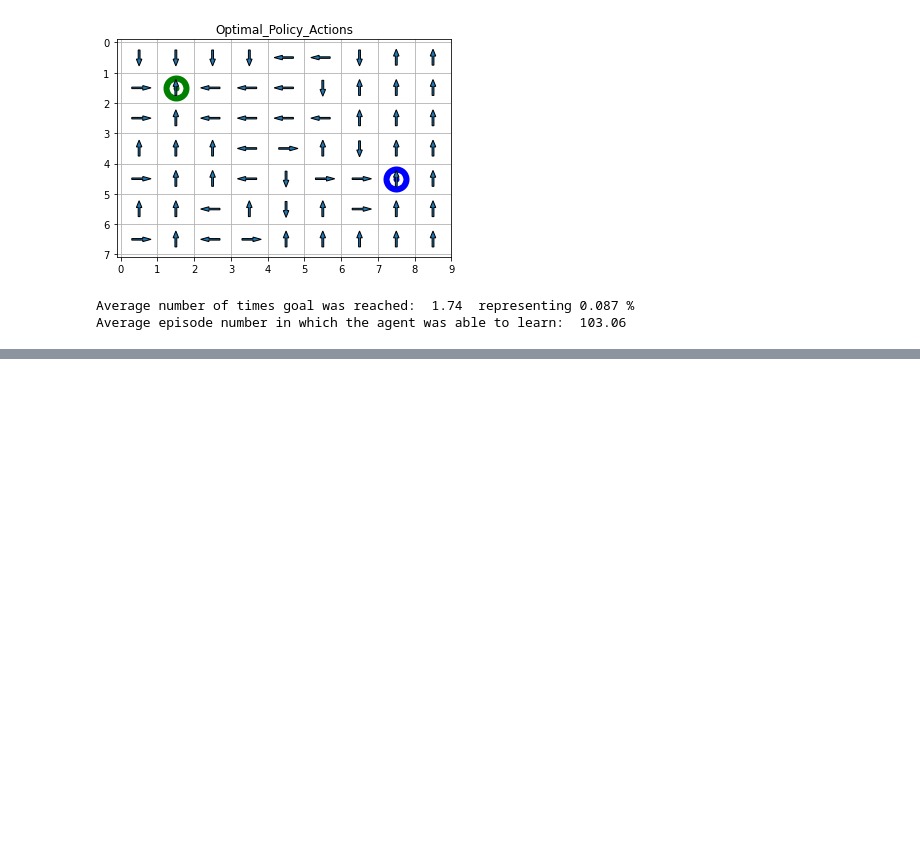
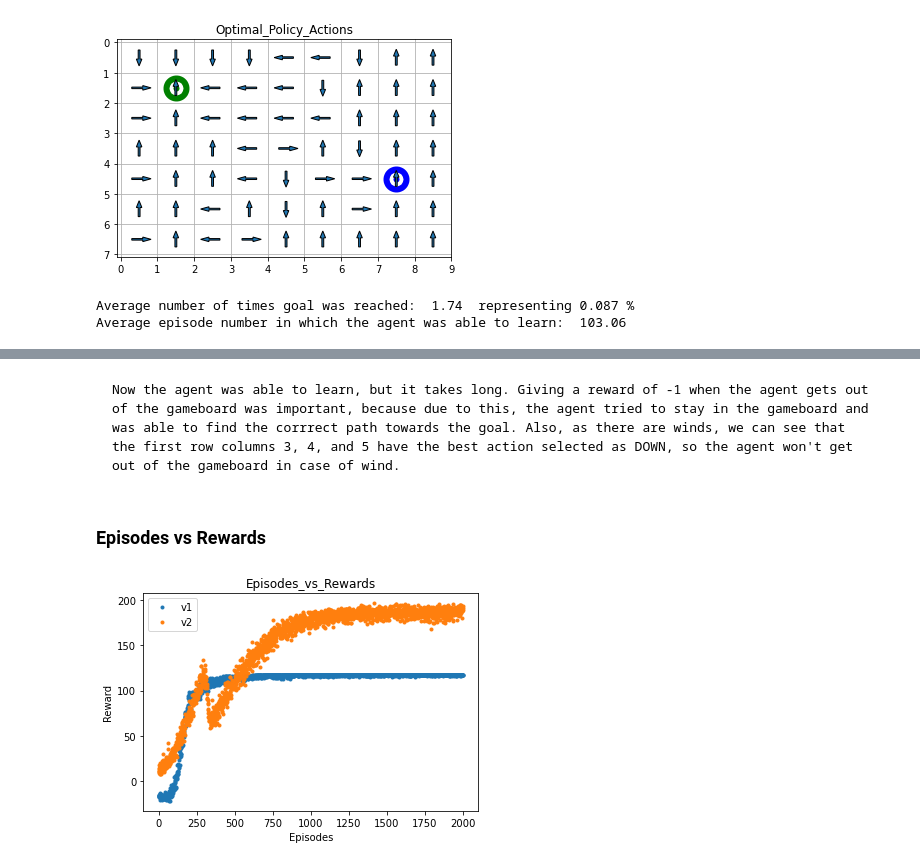
Before and after one commit to tiaraRS/ReinforcementLearningPractice, a Jupyter notebook: Experiments-T/Experiments-Saving-Sirius-Black-With-Wind.ipynb, the cells around one changed output, grey strips where cells are left out. Drawn from its saved outputs; the diff is of its cells as text; code cells hidden in the pictures; blank space fills up the shorter version.

Commit message:
results of comparing rewards added

```diff
--- a/Experiments-T/Experiments-Saving-Sirius-Black-With-Wind.ipynb
+++ b/Experiments-T/Experiments-Saving-Sirius-Black-With-Wind.ipynb
@@ -356,0 +371,24 @@ Average episode number in which the agent was able to learn:  5.56
+# %% [markdown]
+    Now the agent was able to learn, but it takes long. Giving a reward of -1 when the agent gets out of the gameboard was important, because due to this, the agent tried to stay in the gameboard and was able to find the corrrect path towards the goal. Also, as there are winds, we can see that the first row columns 3, 4, and 5 have the best action selected as DOWN, so the agent won't get out of the gameboard in case of wind.
+# %% [markdown]
+### Episodes vs Rewards
+# %%
+r_v1 = load_rewards("rewards/rewards_v1.npy")
+r_v2 = load_rewards("rewards/rewards_v2.npy")
+
+n = 2000
+x = [i for i in range(0,n)]
+y_v1 = np.mean(r_v1, axis=0)[:n]
+y_v2 = np.mean(r_v2, axis=0)[:n]
+
+plot.xlabel('Episodes')
+plot.ylabel('Reward')
+plot.plot(x, y_v1,'.')
+plot.plot(x, y_v2,'.')
+
+plot.title("Episodes_vs_Rewards")
+plt.legend(['v1','v2'])
+plt.savefig("episodes_vs_reward/comparation_v1_v2.jpg")
+plt.show()
+# %% [output]
+[figure, added]
```
Also changed, not shown: parts of 19 cells of this notebook, 12 other files.
